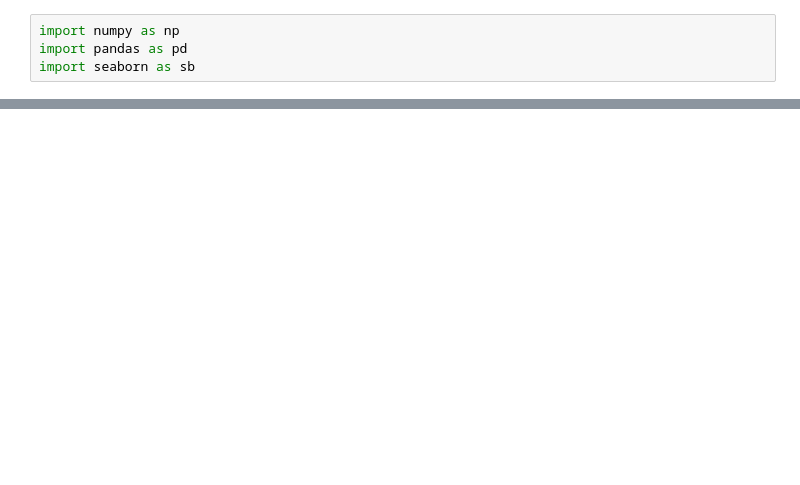
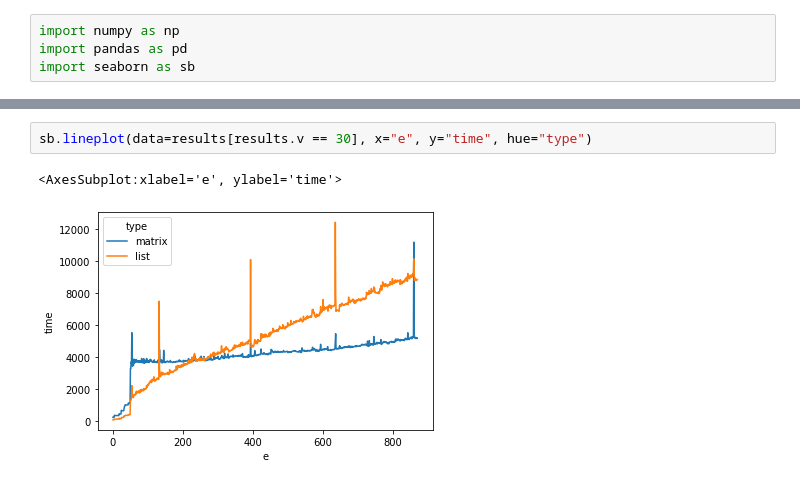
Before and after one commit to gtengwei/CZ2101, a Jupyter notebook: example_class_2/results_analysis.ipynb, the cells around one changed output, grey strips where cells are left out. Drawn from its saved outputs; the diff is of its cells as text; blank space fills up the shorter version.

```diff
--- a/example_class_2/results_analysis.ipynb
+++ b/example_class_2/results_analysis.ipynb
@@ -27,0 +33,5 @@ sb.lineplot(data=results[results.v == 69], x="e", y="time", hue="type")
+# %%
+sb.lineplot(data=results[results.v == 30], x="e", y="time", hue="type")
+# %% [output]
+<AxesSubplot:xlabel='e', ylabel='time'>
+[figure, added]
```
Also changed, not shown: parts of 6 cells of this notebook, 2 other files.
